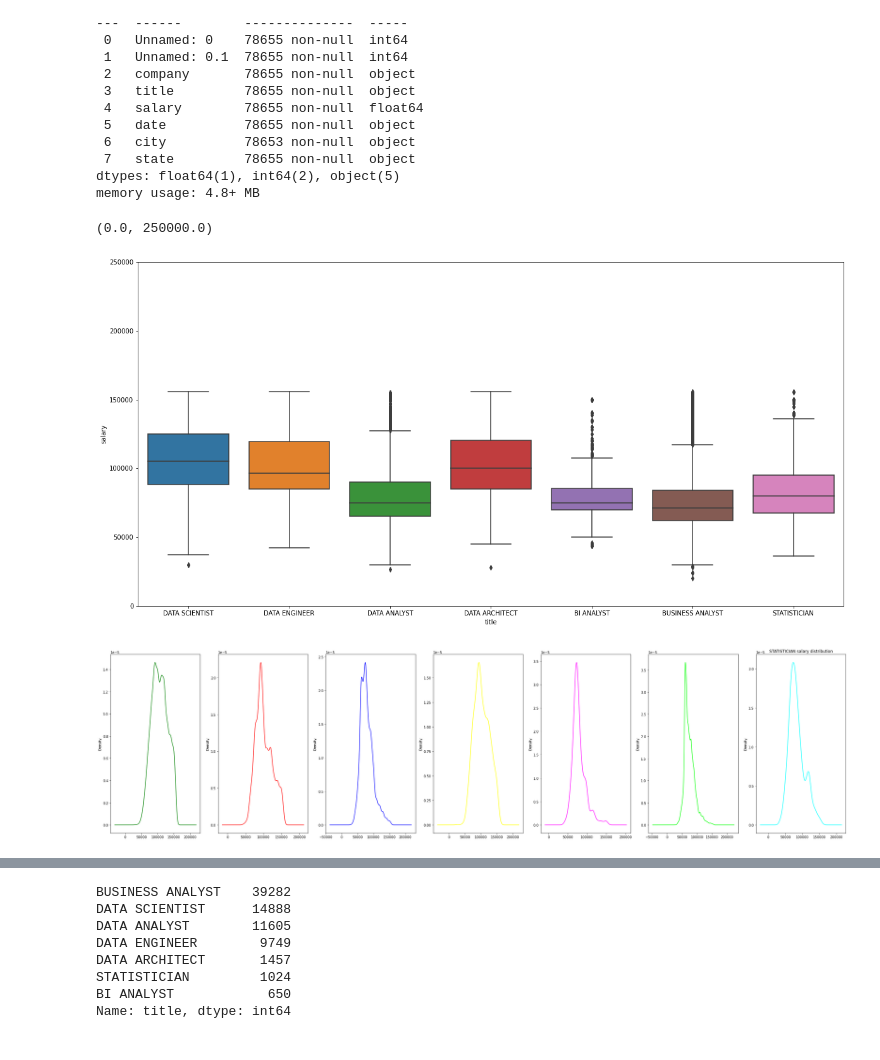
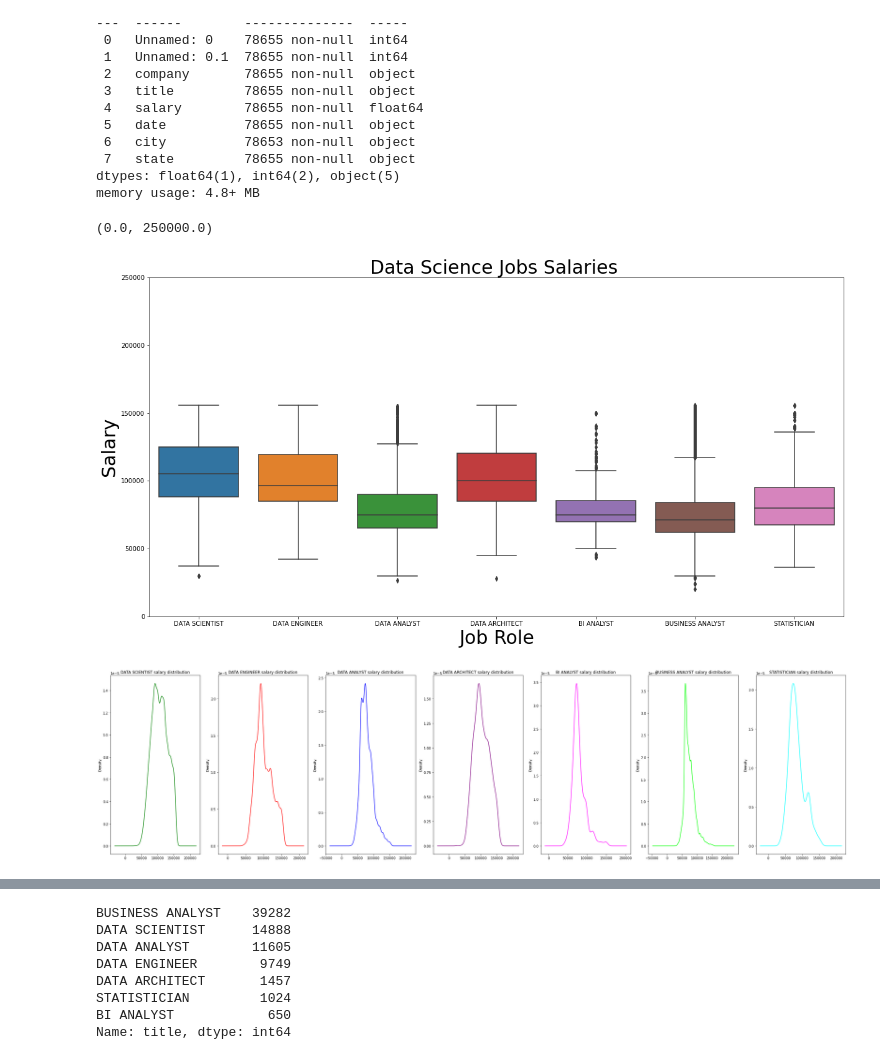
Before and after one commit to lucasvittal2/data_science_job_market_analysis, a Jupyter notebook: Preprocessing/test_preprocessing.ipynb, the cells around one changed output, grey strips where cells are left out. Saved outputs shown, nothing was run; the diff lists cells and outputs as text; code cells hidden in the pictures.

```diff
--- a/Preprocessing/test_preprocessing.ipynb
+++ b/Preprocessing/test_preprocessing.ipynb
@@ -35,14 +35,17 @@ memory usage: 4.8+ MB
 # %%
 
 fig = plt.figure(figsize=(20,10))
 fig.set_facecolor('white')
 
 
 sns.boxplot(data=h1bdata_df, y="salary",x='title')
+plt.title("Data Science Jobs Salaries ", fontsize=30)
+plt.ylabel("Salary", fontsize=30)
+plt.xlabel("Job Role", fontsize=30)
 plt.ylim([0,2.5e5])
 # %% [output]
 (0.0, 250000.0)
-[figure, old version]
+[figure, new version]
 # %%
 
 
@@ -51,7 +54,7 @@ fig.set_facecolor('white')
 for (i,job) in zip(range(0, len(DS_JOBS) ), DS_JOBS):
   tmp_df = h1bdata_df[ h1bdata_df['title']== job ]['salary']
   tmp_df.plot(kind='density', ax= axs[i],color=MY_COLORS[i])
-  plt.title(f"{job} salary distribution")
+  axs[i].set_title(f"{job} SALARY DISTRIBUTION")
 # %% [output]
-[figure, old version]
+[figure, new version]
 # %%
```
Also changed, not shown: parts of 6 cells of this notebook, 4 other files.
